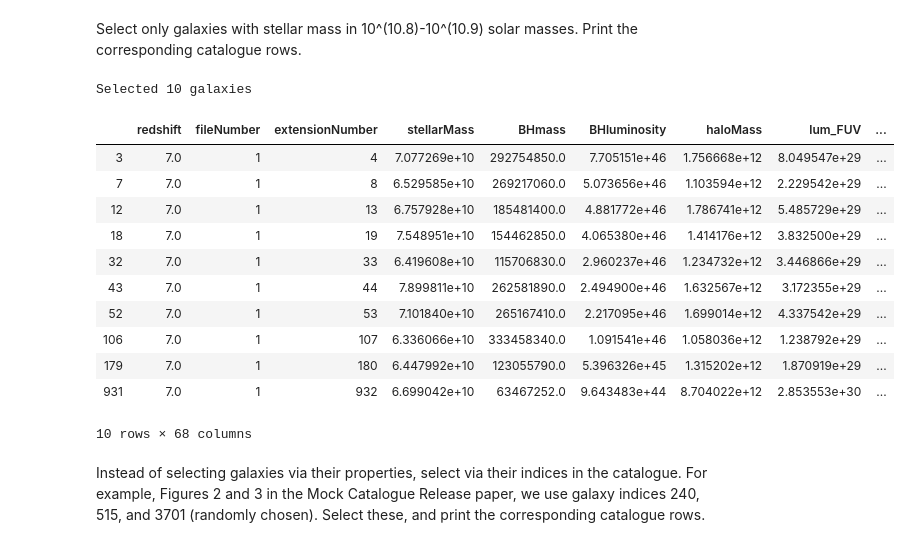
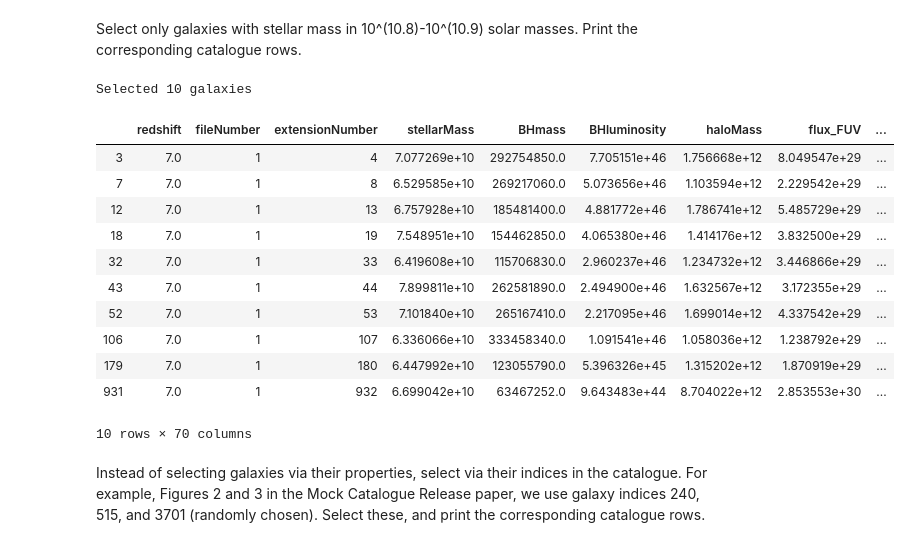
Before and after one commit to madelinemarshall/BlueTidesMockImageCatalogue, a Jupyter notebook: plot_selected_galaxies.ipynb, the cells around one changed output. Drawn from its saved outputs; the diff is of its cells as text; code cells hidden in the pictures.

```diff
--- a/plot_selected_galaxies.ipynb
+++ b/plot_selected_galaxies.ipynb
@@ -60,12 +116,18 @@ Selected 11 galaxies
 # %% [markdown]
 Select only galaxies with stellar mass in 10^(10.8)-10^(10.9) solar masses. Print the corresponding catalogue rows.
 # %%
-cat.select_galaxies_with_constraints(stellar_mass_constraint=(10.8,10.9))
+if z==7:
+    cat.select_galaxies_with_constraints(stellar_mass_constraint=(10.8,10.9))
+
+if z==12:
+    cat.select_galaxies_with_constraints(stellar_mass_constraint=(8.8,8.9))
+
 print('Selected {} galaxies'.format(len(cat.catalogueSelected)))
+
 cat.catalogueSelected
 # %% [output]
 Selected 10 galaxies
-|  | redshift | fileNumber | extensionNumber | stellarMass | BHmass | BHluminosity | haloMass | lum_FUV | ... |
+|  | redshift | fileNumber | extensionNumber | stellarMass | BHmass | BHluminosity | haloMass | flux_FUV | ... |
 | 3 | 7.0 | 1 | 4 | 7.077269e+10 | 292754850.0 | 7.705151e+46 | 1.756668e+12 | 8.049547e+29 | ... |
 | 7 | 7.0 | 1 | 8 | 6.529585e+10 | 269217060.0 | 5.073656e+46 | 1.103594e+12 | 2.229542e+29 | ... |
 | 12 | 7.0 | 1 | 13 | 6.757928e+10 | 185481400.0 | 4.881772e+46 | 1.786741e+12 | 5.485729e+29 | ... |
@@ -76,6 +138,6 @@ Selected 10 galaxies
 | 106 | 7.0 | 1 | 107 | 6.336066e+10 | 333458340.0 | 1.091541e+46 | 1.058036e+12 | 1.238792e+29 | ... |
 | 179 | 7.0 | 1 | 180 | 6.447992e+10 | 123055790.0 | 5.396326e+45 | 1.315202e+12 | 1.870919e+29 | ... |
 | 931 | 7.0 | 1 | 932 | 6.699042e+10 | 63467252.0 | 9.643483e+44 | 8.704022e+12 | 2.853553e+30 | ... |
-10 rows × 68 columns
+10 rows × 70 columns
 # %% [markdown]
 Instead of selecting galaxies via their properties, select via their indices in the catalogue. For example, Figures 2 and 3 in the Mock Catalogue Release paper, we use galaxy indices 240, 515, and 3701 (randomly chosen). Select these, and print the corresponding catalogue rows.
```
Also changed, not shown: parts of 12 cells of this notebook.
